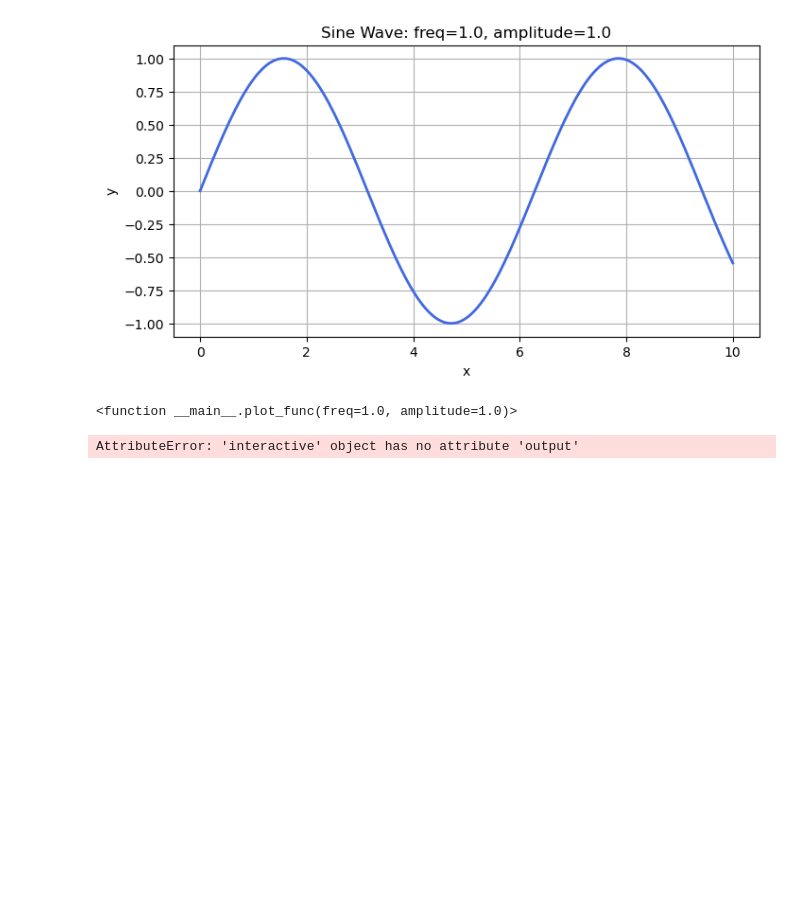
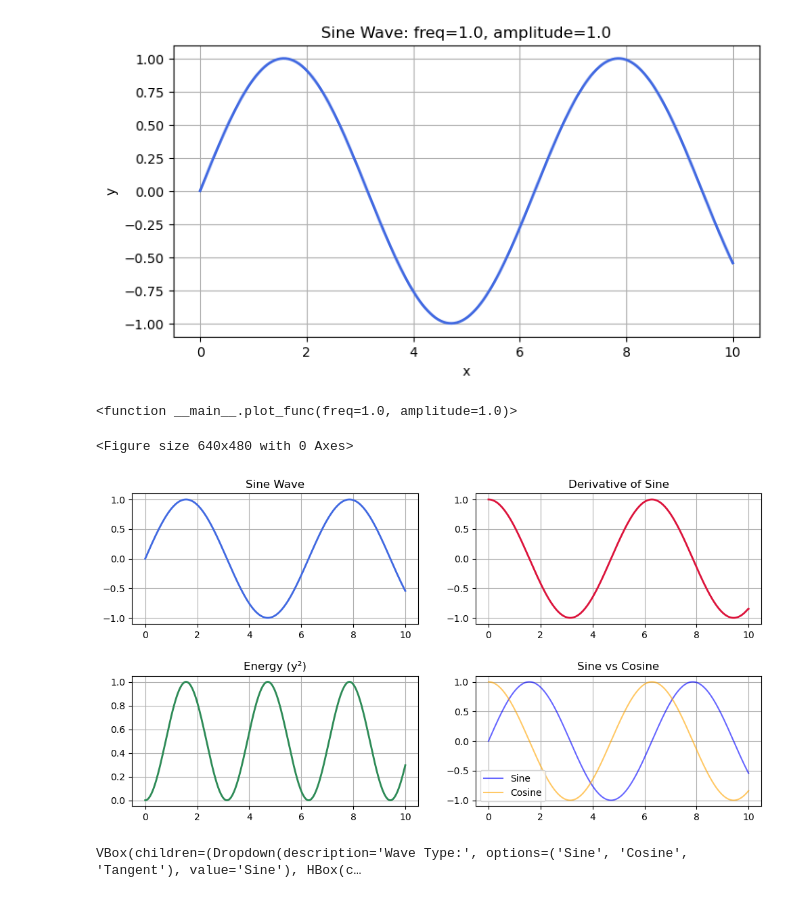
Before and after one commit to mngugi/Python_Collections-, a Jupyter notebook: interactive_dashboard.ipynb, the cells around one changed output. Cells and saved outputs as stored; diff of their text form; code cells hidden in the pictures; blank space fills up the shorter version.

```diff
--- a/interactive_dashboard.ipynb
+++ b/interactive_dashboard.ipynb
@@ -25,64 +25,58 @@ interact(plot_func, freq=(0.5, 5.0, 0.1), amplitude=(0.5, 3.0, 0.1))
 # %%
 import matplotlib.pyplot as plt
 import numpy as np
-from ipywidgets import interact, interactive, HBox, VBox, Dropdown, FloatSlider, Layout
+from ipywidgets import interactive_output, HBox, VBox, Dropdown, FloatSlider
 
-# Sample data
 x = np.linspace(0, 10, 400)
 
-# Function to update all plots
 def update_dashboard(freq=1.0, amplitude=1.0, wave_type='Sine'):
-    plt.figure(figsize=(12, 6))
+    plt.clf()
+    fig, axes = plt.subplots(2, 2, figsize=(12, 6))
+    plt.subplots_adjust(hspace=0.4)
 
-    # Select wave type
     if wave_type == 'Sine':
         y = amplitude * np.sin(freq * x)
     elif wave_type == 'Cosine':
         y = amplitude * np.cos(freq * x)
     elif wave_type == 'Tangent':
         y = amplitude * np.tan(freq * x)
-        y[np.abs(y) > 5] = np.nan  # Limit tangent blow-up
+        y[np.abs(y) > 5] = np.nan
 
-    # --- Plot 1: Wave ---
-    plt.subplot(2, 2, 1)
-    plt.plot(x, y, color='royalblue', lw=2)
-    plt.title(f'{wave_type} Wave')
-    plt.grid(True)
+    # Plot 1: Wave
+    axes[0,0].plot(x, y, color='royalblue', lw=2)
+    axes[0,0].set_title(f'{wave_type} Wave')
+    axes[0,0].grid(True)
 
-    # --- Plot 2: Derivative ---
-    plt.subplot(2, 2, 2)
+    # Plot 2: Derivative
     dy = np.gradient(y, x)
-    plt.plot(x, dy, color='crimson', lw=2)
-    plt.title(f'Derivative of {wave_type}')
-    plt.grid(True)
+    axes[0,1].plot(x, dy, color='crimson', lw=2)
+    axes[0,1].set_title(f'Derivative of {wave_type}')
+    axes[0,1].grid(True)
 
-    # --- Plot 3: Energy (y²) ---
-    plt.subplot(2, 2, 3)
-    plt.plot(x, y**2, color='seagreen', lw=2)
-    plt.title('Energy (y²)')
-    plt.grid(True)
+    # Plot 3: Energy
+    axes[1,0].plot(x, y**2, color='seagreen', lw=2)
+    axes[1,0].set_title('Energy (y²)')
+    axes[1,0].grid(True)
 
-    # --- Plot 4: Combined Waveforms ---
-    plt.subplot(2, 2, 4)
-    plt.plot(x, np.sin(freq*x), label='Sine', color='blue', alpha=0.6)
-    plt.plot(x, np.cos(freq*x), label='Cosine', color='orange', alpha=0.6)
-    plt.legend()
-    plt.title('Sine vs Cosine')
-    plt.grid(True)
+    # Plot 4: Combined
+    axes[1,1].plot(x, np.sin(freq*x), label='Sine', color='blue', alpha=0.6)
+    axes[1,1].plot(x, np.cos(freq*x), label='Cosine', color='orange', alpha=0.6)
+    axes[1,1].legend()
+    axes[1,1].set_title('Sine vs Cosine')
+    axes[1,1].grid(True)
 
-    plt.tight_layout()
     plt.show()
 
-# Control panel
+# Controls
 freq_slider = FloatSlider(value=1.0, min=0.5, max=5.0, step=0.1, description='Frequency:')
 amp_slider = FloatSlider(value=1.0, min=0.5, max=3.0, step=0.1, description='Amplitude:')
 wave_dropdown = Dropdown(options=['Sine', 'Cosine', 'Tangent'], value='Sine', description='Wave Type:')
 
 ui = VBox([wave_dropdown, HBox([freq_slider, amp_slider])])
+out = interactive_output(update_dashboard, {'freq': freq_slider, 'amplitude': amp_slider, 'wave_type': wave_dropdown})
 
-# Connect controls to update function
-dashboard = interactive(update_dashboard, freq=freq_slider, amplitude=amp_slider, wave_type=wave_dropdown)
-
-display(ui, dashboard.output)
+display(ui, out)
 # %% [output]
-AttributeError: 'interactive' object has no attribute 'output'
+<Figure size 640x480 with 0 Axes>
+[figure, added]
+VBox(children=(Dropdown(description='Wave Type:', options=('Sine', 'Cosine', 'Tangent'), value='Sine'), HBox(c…
```
Also changed, not shown: parts of 3 cells of this notebook, 1 other file.
